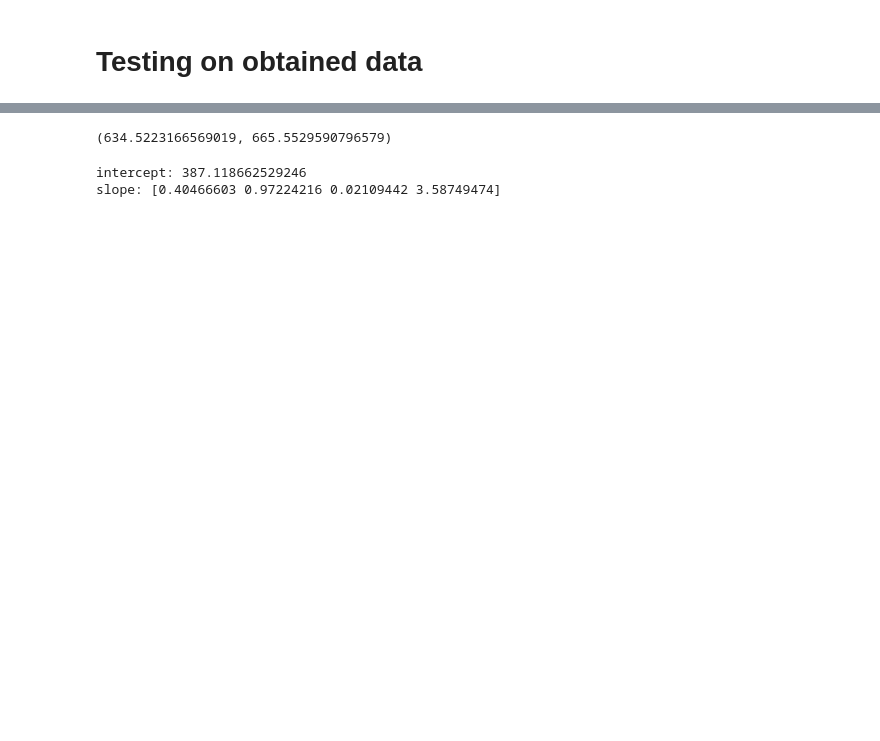
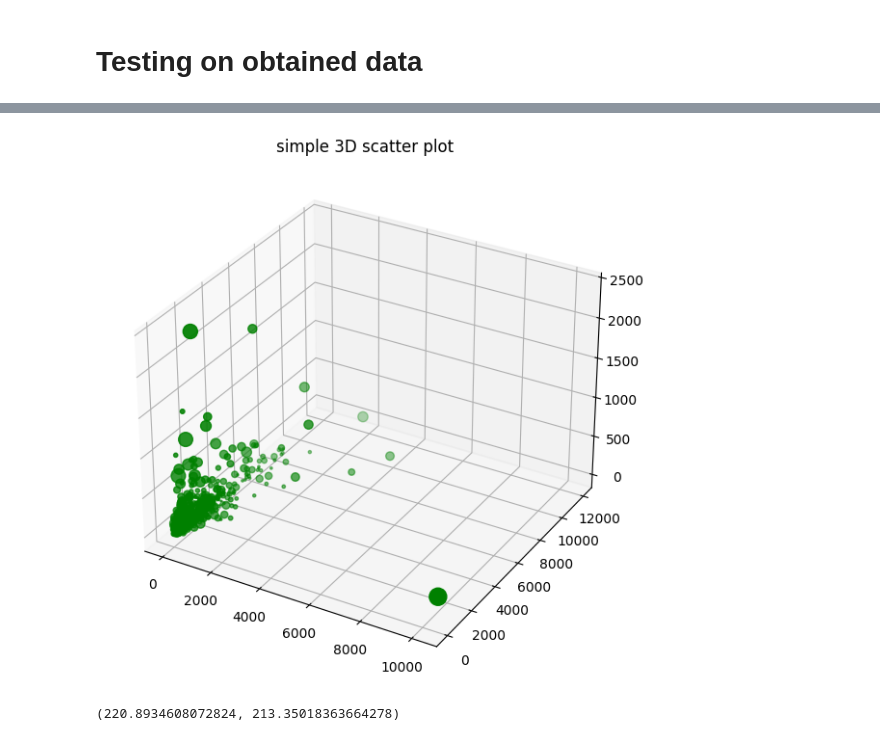
Before and after one commit to That1Panda/Carbon-Detector, a Jupyter notebook: Carbon.ipynb, the cells around one changed output, grey strips where cells are left out. Saved outputs shown, nothing was run; the diff lists cells and outputs as text; code cells hidden in the pictures; blank space fills up the shorter version.

```diff
--- a/Carbon.ipynb
+++ b/Carbon.ipynb
@@ -213,0 +244,26 @@ X_train, X_test,y_train, y_test = train_test_split(X,y ,random_state=42,test_siz
+# %%
+# Import libraries
+from mpl_toolkits import mplot3d
+import numpy as np
+import matplotlib.pyplot as plt
+%matplotlib inline
+
+# Creating dataset
+z = data["red"]
+x = data["green"]
+y = data["blue"]
+s= data["qplume"]/100
+
+
+# Creating figure
+fig = plt.figure(figsize = (10, 7))
+ax = plt.axes(projection ="3d")
+
+# Creating plot
+ax.scatter3D(x, y, z,s=s, color = "green")
+plt.title("simple 3D scatter plot")
+
+# show plot
+plt.show()
+# %% [output]
+[figure, added]
@@ -214,5 +290,5 @@ X_train, X_test,y_train, y_test = train_test_split(X,y ,random_state=42,test_siz
 # %%
-model=LinearRegression()
+model=LinearRegression(copy_X=True, fit_intercept=True, n_jobs=-1)
 model.fit(X_train,y_train)
 # output=model.score(X_test,y_test)
 # output
@@ -223,4 +299,4 @@ output=np.sqrt(mean_squared_error(y_test,y_pred))
 
 output_train,output
 # %% [output]
-(634.5223166569019, 665.5529590796579)
+(220.8934608072824, 213.35018363664278)
@@ -229,7 +302,0 @@ from sklearn.preprocessing import normal
-# %%
-print(f"intercept: {model.intercept_}")
-
-print(f"slope: {model.coef_}")
-# %% [output]
-intercept: 387.118662529246
-slope: [0.40466603 0.97224216 0.02109442 3.58749474]
```
Also changed, not shown: parts of 32 cells of this notebook, 3 other files.
